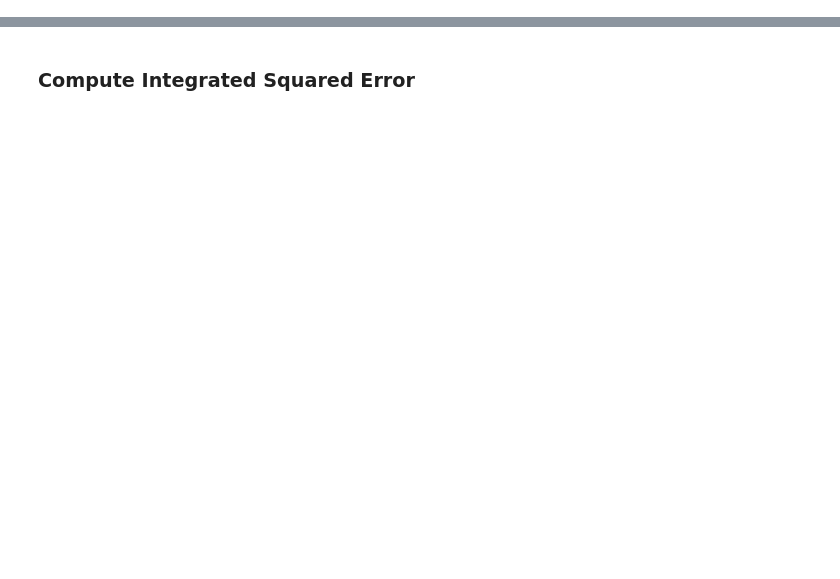
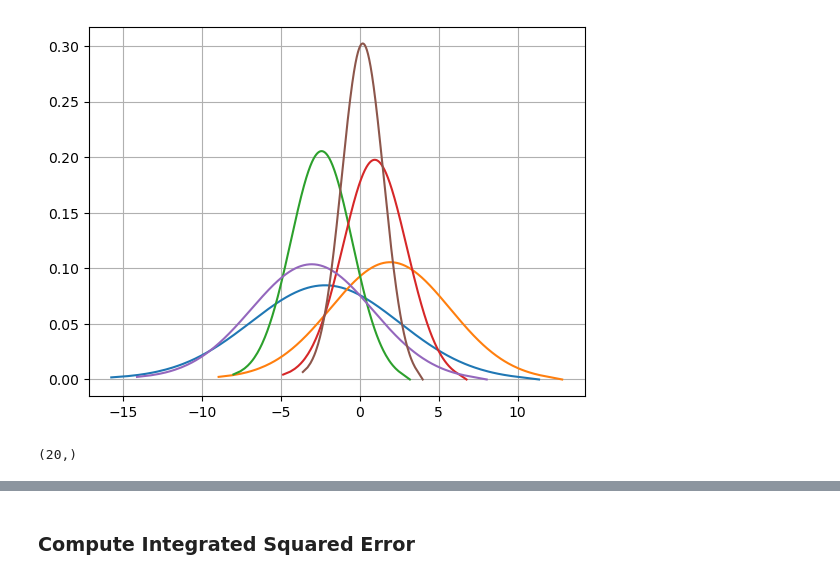
Before and after one commit to mirkimirk/thesis_frechet_fda, a Jupyter notebook: src/frechet_fda/simulation_and_frechet_method.ipynb, the cells around one changed output, grey strips where cells are left out. Cells and saved outputs as stored; diff of their text form; code cells hidden in the pictures; blank space fills up the shorter version.

```diff
--- a/src/frechet_fda/simulation_and_frechet_method.ipynb
+++ b/src/frechet_fda/simulation_and_frechet_method.ipynb
@@ -36,0 +21,14 @@ sigmas = sigma_from_x(predictor, 3, 0.5, 2)
+# %%
+N = 200
+seed = 28071995
+predictor_bounds = (-1, 1)
+mu_params_dict = {
+    "mu0" : 0,
+    "beta" : 3,
+    "v1" : 0.25
+}
+sigma_params_dict = {
+    "sigma0" : 3,
+    "gamma" : 0.5,
+    "v2" : 2
+}
@@ -70,10 +71,14 @@ plt.show()
 # %%
+# Plot some densities of the generated distributions
 fig, ax = plt.subplots()
-for qf in qfs[:6]:
+some_qfs = np.random.default_rng().choice(qfs, size=6, replace=False)
+for qf in some_qfs:
     pdf = qf.invert().differentiate()
     ax.plot(
         pdf.x,
         pdf.y,
     )
 plt.grid()
 plt.show()
+# %% [output]
+[figure, added]
@@ -98,4 +85,6 @@ def qf_tilde(quantile_funcs, x, predictor_values):
 # %%
-# Take only very tenth value of predictor grid to calculate estimate
-x_grid = predictor[::10]
+# Take only every tenth value of predictor grid to calculate estimate
+x_grid = predictor_vals[::10]
 x_grid.shape
+# %% [output]
+(20,)
```
Also changed, not shown: parts of 30 cells of this notebook, 2 other files.
